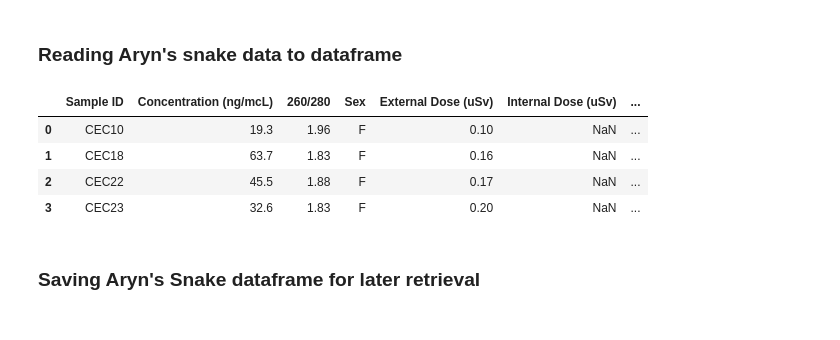
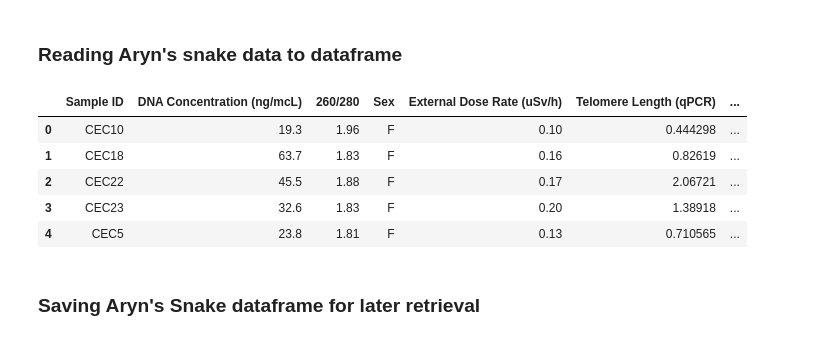
Before and after one commit to Jared-Luxton/Fukushima-Nuclear-Disaster-Humans, a Jupyter notebook: workflow & analyses notebooks/01_Fukushima_Project_Data_Extraction_and_Cleaning.ipynb, the cells around one changed output. Drawn from its saved outputs; the diff is of its cells as text; code cells hidden in the pictures.

```diff
--- a/workflow & analyses notebooks/01_Fukushima_Project_Data_Extraction_and_Cleaning.ipynb
+++ b/workflow & analyses notebooks/01_Fukushima_Project_Data_Extraction_and_Cleaning.ipynb
@@ -25,13 +25,15 @@ The data was generated over >4 years and exists as tabular data in various forma
 ---
 # %% [markdown]
 ### Reading Aryn's snake data to dataframe
-# %%
-aryn_snake_df = pd.read_excel('../excel data/raw/boar snake master template.xlsx', sheet_name=1)
-aryn_snake_df.head(4)
-# %% [output]
-|  | Sample ID | Concentration (ng/mcL) | 260/280 | Sex | External Dose (uSv) | Internal Dose (uSv) | ... |
-| 0 | CEC10 | 19.3 | 1.96 | F | 0.10 | NaN | ... |
-| 1 | CEC18 | 63.7 | 1.83 | F | 0.16 | NaN | ... |
-| 2 | CEC22 | 45.5 | 1.88 | F | 0.17 | NaN | ... |
-| 3 | CEC23 | 32.6 | 1.83 | F | 0.20 | NaN | ... |
+# %%
+snake_df = pd.read_excel('../excel data/raw/snake dose data-15Nov19 (2).xlsx', skiprows=4)
+snake_df.drop([22, 23], axis=0, inplace=True)
+snake_df.head()
+# %% [output]
+|  | Sample ID | DNA Concentration (ng/mcL) | 260/280 | Sex | External Dose Rate (uSv/h) | Telomere Length (qPCR) | ... |
+| 0 | CEC10 | 19.3 | 1.96 | F | 0.10 | 0.444298 | ... |
+| 1 | CEC18 | 63.7 | 1.83 | F | 0.16 | 0.82619 | ... |
+| 2 | CEC22 | 45.5 | 1.88 | F | 0.17 | 2.06721 | ... |
+| 3 | CEC23 | 32.6 | 1.83 | F | 0.20 | 1.38918 | ... |
+| 4 | CEC5 | 23.8 | 1.81 | F | 0.13 | 0.710565 | ... |
 # %%
```
Also changed, not shown: parts of 13 cells of this notebook.
